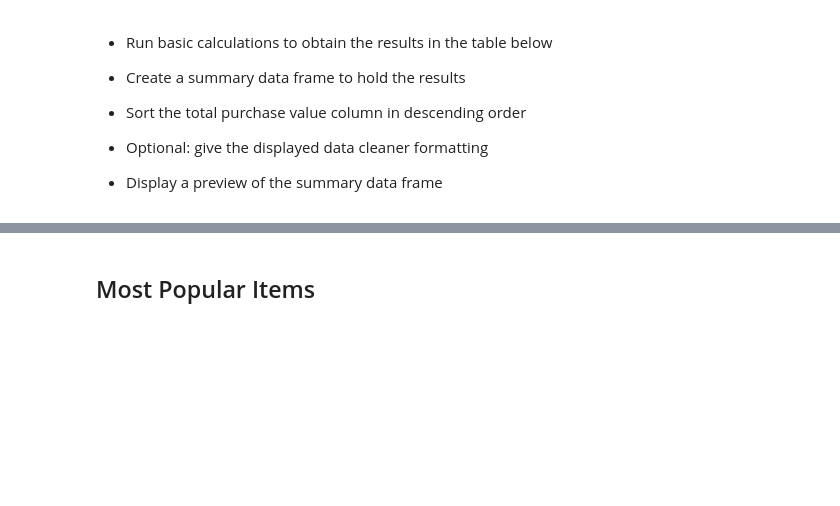
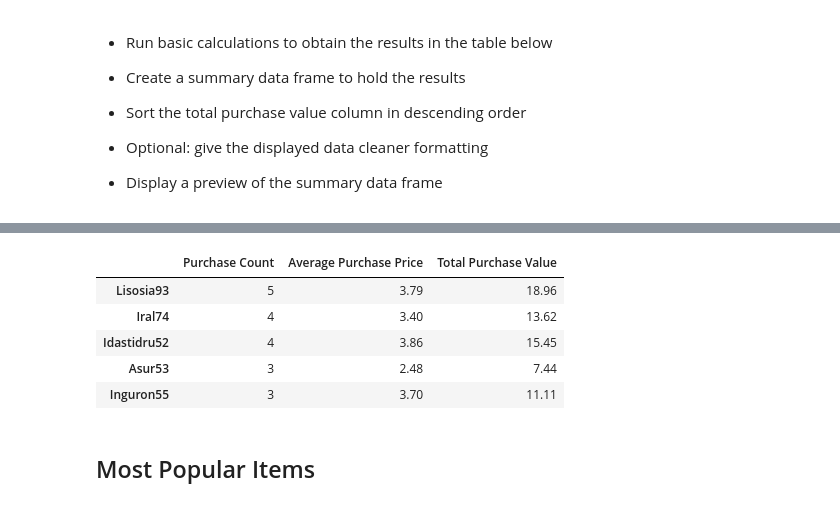
Before and after one commit to matthewellishanson/gaming-analysis, a Jupyter notebook: HeroesOfPymoli/HeroesOfPymoli_Hanson.ipynb, the cells around one changed output, grey strips where cells are left out. Drawn from its saved outputs; the diff is of its cells as text; code cells hidden in the pictures; blank space fills up the shorter version.

```diff
--- a/HeroesOfPymoli/HeroesOfPymoli_Hanson.ipynb
+++ b/HeroesOfPymoli/HeroesOfPymoli_Hanson.ipynb
@@ -424,3 +415,31 @@ agepurchasing
+# %%
+#group by spender ID, count and sort by highest
+spenders = purchase_data.groupby(['SN'])
+spenders_count = spenders['Purchase ID'].count()
+spenders_count = spenders_count.sort_values(ascending=False)
+# %%
+#take the mean of price by spender
+avgprice_spender = spenders['Price'].mean()
+# %%
+#find the sum of all purchases per spender
+totalspent_byspender = spenders['Price'].sum()
+# %%
+#set all the above spender values to data frame
+spender_summary = pd.DataFrame({'Purchase Count': spenders_count, 'Average Purchase Price': avgprice_spender, 'Total Purchase Value': totalspent_byspender})
+
+#round to two decimals
+spender_summary = spender_summary.round(2)
+
+#sort by purchase count, highest to lowest. Then print top five.
+spender_summary = spender_summary.sort_values('Purchase Count', ascending=False)
+spender_summary.head(5)
+# %% [output]
+|  | Purchase Count | Average Purchase Price | Total Purchase Value |
+| Lisosia93 | 5 | 3.79 | 18.96 |
+| Iral74 | 4 | 3.40 | 13.62 |
+| Idastidru52 | 4 | 3.86 | 15.45 |
+| Asur53 | 3 | 2.48 | 7.44 |
+| Inguron55 | 3 | 3.70 | 11.11 |
 # %% [markdown]
 ## Most Popular Items
 # %% [markdown]
```
Also changed, not shown: parts of 7 cells of this notebook.
